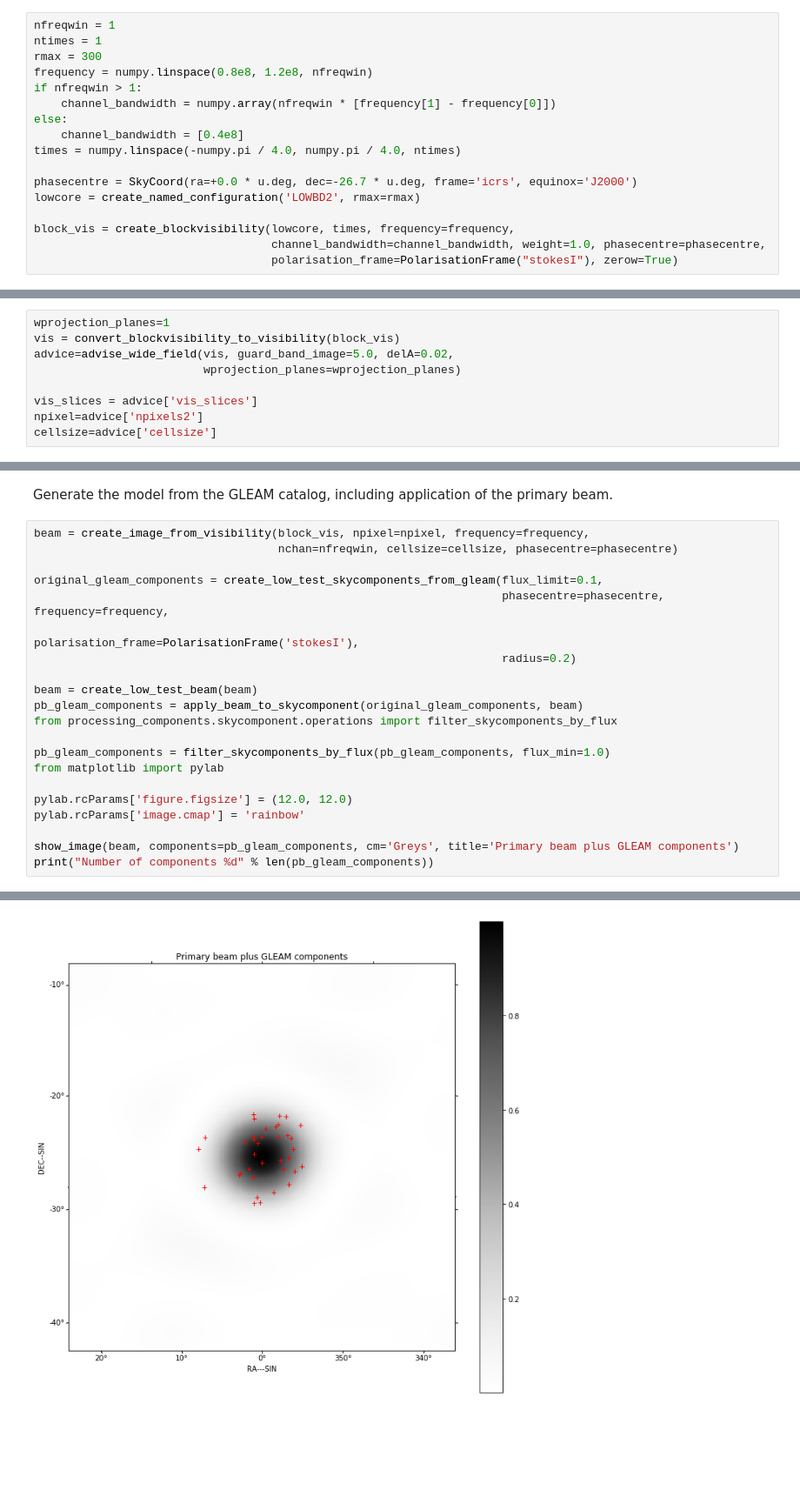
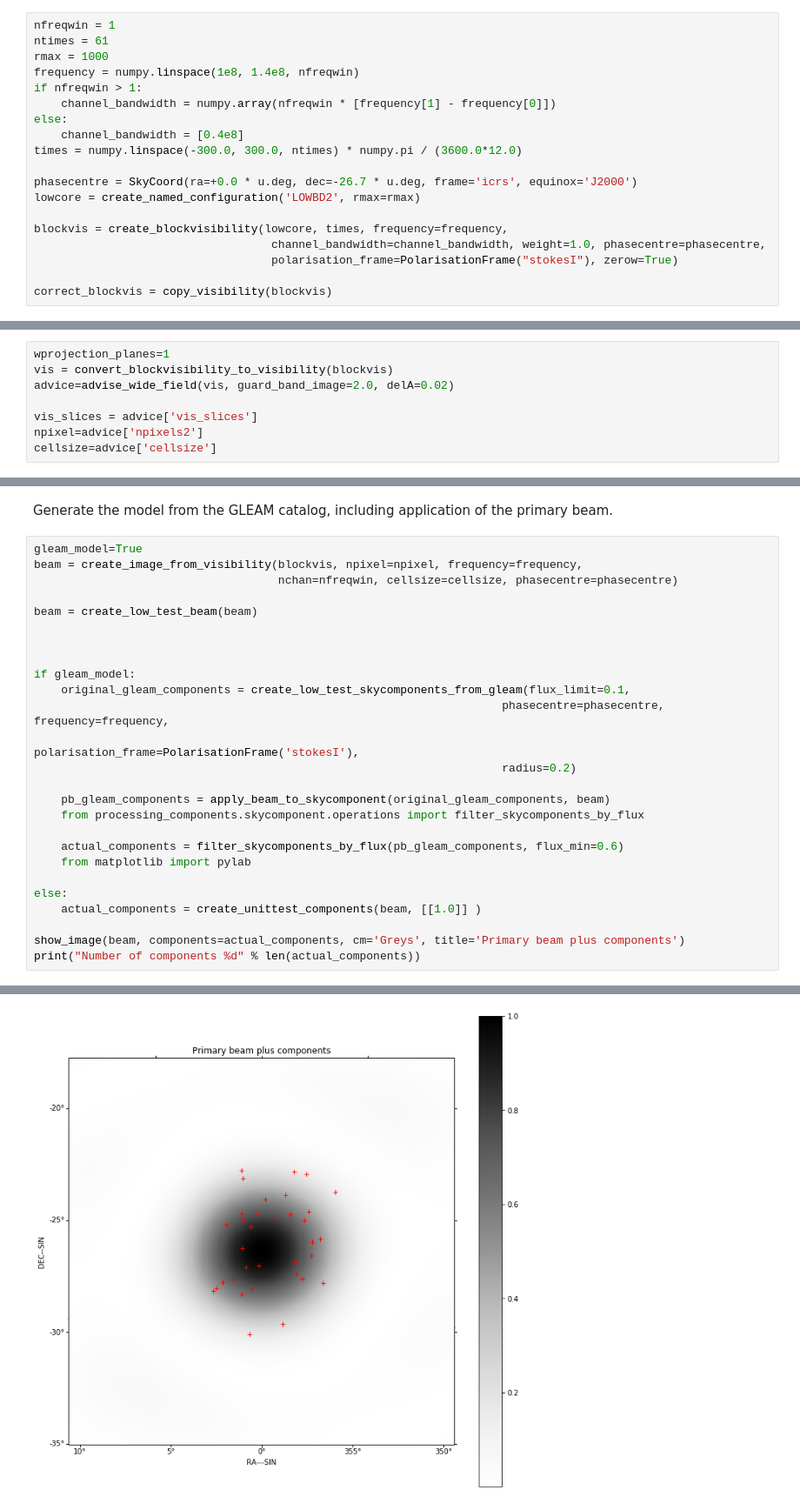
Before and after one commit to timcornwell/low-sims, a Jupyter notebook: low-sims.ipynb, the cells around one changed output, grey strips where cells are left out. Shown at 87% size. Cells and saved outputs as stored; diff of their text form; blank space fills up the shorter version.

```diff
--- a/low-sims.ipynb
+++ b/low-sims.ipynb
@@ -39,18 +50,20 @@ log.addHandler(logging.StreamHandler(sys.stdout))
 # %%
 nfreqwin = 1
-ntimes = 1
-rmax = 300
-frequency = numpy.linspace(0.8e8, 1.2e8, nfreqwin)
+ntimes = 61
+rmax = 1000
+frequency = numpy.linspace(1e8, 1.4e8, nfreqwin)
 if nfreqwin > 1:
     channel_bandwidth = numpy.array(nfreqwin * [frequency[1] - frequency[0]])
 else:
     channel_bandwidth = [0.4e8]
-times = numpy.linspace(-numpy.pi / 4.0, numpy.pi / 4.0, ntimes)
+times = numpy.linspace(-300.0, 300.0, ntimes) * numpy.pi / (3600.0*12.0)
 
 phasecentre = SkyCoord(ra=+0.0 * u.deg, dec=-26.7 * u.deg, frame='icrs', equinox='J2000')
 lowcore = create_named_configuration('LOWBD2', rmax=rmax)
 
-block_vis = create_blockvisibility(lowcore, times, frequency=frequency,
+blockvis = create_blockvisibility(lowcore, times, frequency=frequency,
                                    channel_bandwidth=channel_bandwidth, weight=1.0, phasecentre=phasecentre,
                                    polarisation_frame=PolarisationFrame("stokesI"), zerow=True)
+
+correct_blockvis = copy_visibility(blockvis)
 # %% [output]
@@ -97,8 +112,7 @@ findfont: Matching :family=sans-serif:style=normal:variant=normal:weight=normal:
 # %%
 wprojection_planes=1
-vis = convert_blockvisibility_to_visibility(block_vis)
-advice=advise_wide_field(vis, guard_band_image=5.0, delA=0.02,
-                         wprojection_planes=wprojection_planes)
+vis = convert_blockvisibility_to_visibility(blockvis)
+advice=advise_wide_field(vis, guard_band_image=2.0, delA=0.02)
 
 vis_slices = advice['vis_slices']
 npixel=advice['npixels2']
@@ -124,26 +138,31 @@ advice_wide_field: W support = 48 (pixels) (primary beam)
 # %% [markdown]
 Generate the model from the GLEAM catalog, including application of the primary beam.
 # %%
-beam = create_image_from_visibility(block_vis, npixel=npixel, frequency=frequency,
+gleam_model=True
+beam = create_image_from_visibility(blockvis, npixel=npixel, frequency=frequency,
                                     nchan=nfreqwin, cellsize=cellsize, phasecentre=phasecentre)
 
-original_gleam_components = create_low_test_skycomponents_from_gleam(flux_limit=0.1,
+beam = create_low_test_beam(beam)
+
+
+
+if gleam_model:
+    original_gleam_components = create_low_test_skycomponents_from_gleam(flux_limit=0.1,
                                                                      phasecentre=phasecentre, frequency=frequency,
                                                                      polarisation_frame=PolarisationFrame('stokesI'),
                                                                      radius=0.2)
 
-beam = create_low_test_beam(beam)
-pb_gleam_components = apply_beam_to_skycomponent(original_gleam_components, beam)
-from processing_components.skycomponent.operations import filter_skycomponents_by_flux
+    pb_gleam_components = apply_beam_to_skycomponent(original_gleam_components, beam)
+    from processing_components.skycomponent.operations import filter_skycomponents_by_flux
 
-pb_gleam_components = filter_skycomponents_by_flux(pb_gleam_components, flux_min=1.0)
-from matplotlib import pylab
+    actual_components = filter_skycomponents_by_flux(pb_gleam_components, flux_min=0.6)
+    from matplotlib import pylab
 
-pylab.rcParams['figure.figsize'] = (12.0, 12.0)
-pylab.rcParams['image.cmap'] = 'rainbow'
+else:
+    actual_components = create_unittest_components(beam, [[1.0]] )
 
-show_image(beam, components=pb_gleam_components, cm='Greys', title='Primary beam plus GLEAM components')
-print("Number of components %d" % len(pb_gleam_components))
+show_image(beam, components=actual_components, cm='Greys', title='Primary beam plus components')
+print("Number of components %d" % len(actual_components))
 # %% [output]
 create_image_from_visibility: Parsing parameters to get definition of WCS
 create_image_from_visibility: Defining single channel Image at <SkyCoord (ICRS): (ra, dec) in deg
@@ -161 +180 @@ Number of components 36
-[figure, old version]
+[figure, new version]
```
Also changed, not shown: parts of 17 cells of this notebook, 1 other file.
